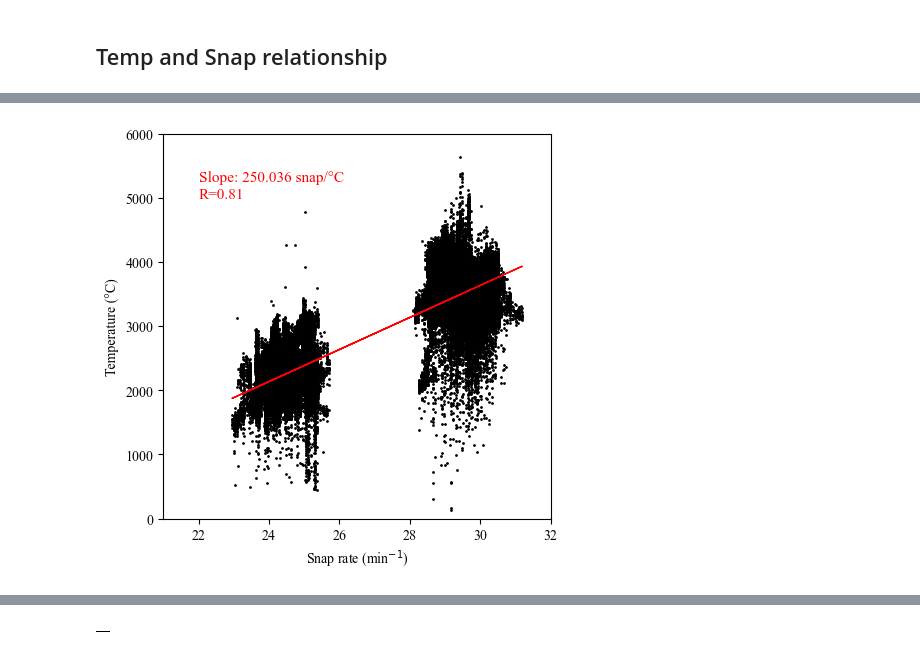
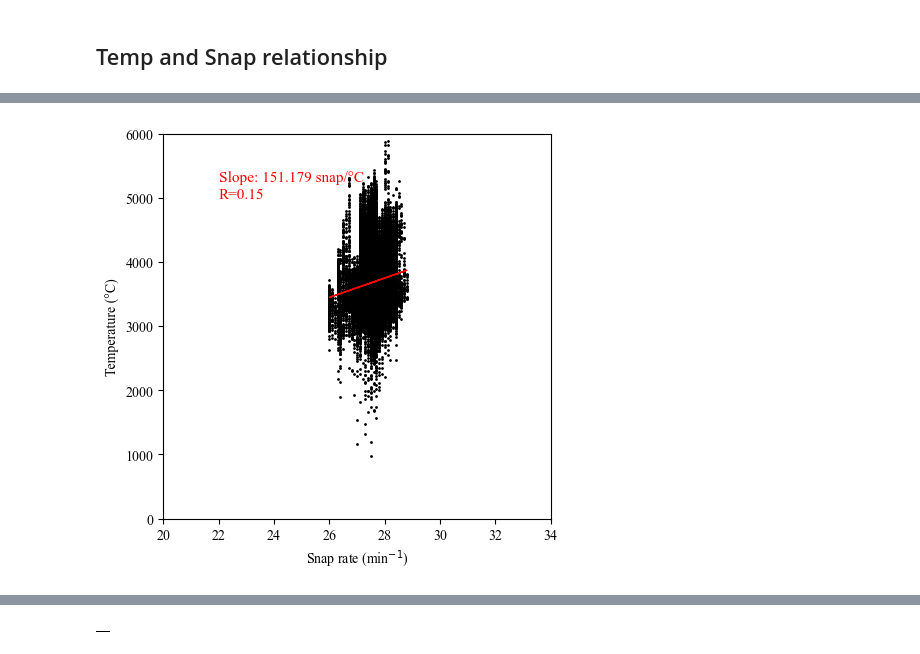
Before and after one commit to jhtong33/Code, a Jupyter notebook: 04.2_Plot_SnapRate_3stage.ipynb, the cells around one changed output, grey strips where cells are left out. Cells and saved outputs as stored; diff of their text form; code cells hidden in the pictures.

Commit message:
snap rate

```diff
--- a/04.2_Plot_SnapRate_3stage.ipynb
+++ b/04.2_Plot_SnapRate_3stage.ipynb
@@ -201,5 +209,12 @@ Saving figure.
 # %% [markdown]
 ## Temp and Snap relationship
+# %%
+def get_strtime(time):
+        yyyy = str(time.year)
+        mm   = str(time.month).zfill(2)
+        dd   = str(time.day).zfill(2)
+        hh   = str(time.hour).zfill(2)
+        return f'{yyyy}{mm}{dd}{hh}00'
 # %%
 fig, ax = plt.subplots(1, figsize=(5, 5), sharex=True)
 plt.rcParams["font.family"] = "Times New Roman"
@@ -208,12 +223,50 @@ fsize = 13
 
 
 alldf = pd.DataFrame()
-alltemp = pd.DataFrame()
 clear_temp_df = {'Time':[],'Temp':[]}
-for filepath in glob.glob(f'{lightpath}'):
-    dtemp = pd.read_excel(filepath, header=None, names=['Time', 'Temp', 'Light'], skiprows=110, skipfooter=100)
-    alltemp = pd.concat([alltemp, dtemp])
-for filepath in sorted(glob.glob(f'{path}/*csv')):
+
+
+if glob.glob(lightpath) !=[]:
+    alltemp = pd.DataFrame()
+    for filepath in glob.glob(f'{lightpath}'):
+        dtemp = pd.read_excel(filepath, header=None, names=['Time', 'Temp', 'Light'], skiprows=110, skipfooter=100)
+        alltemp = pd.concat([alltemp, dtemp])
+        print(filepath, len(dtemp))
+else:
+    alltemp = {'Time':[],'Temp':[]}
+    df = pd.read_csv(temp_cwapath, skiprows=9)
+    begin = get_strtime(begintime); end = get_strtime(endtime)
+    df_ = df[df['yyyymmddhhmi'] >= int(begin)][df['yyyymmddhhmi'] <= int(end)]
+
+    for i in range(len(df_)):
+        timestr = str(df_['yyyymmddhhmi'].values[i])
+        yyyy = int(timestr[:4])
+        mm  = int(timestr[4:6])
+        dd = int(timestr[6:8])
+        hh = int(timestr[8:10])
+        minn  = int(timestr[10:])
+        alltemp['Time'].append(datetime(yyyy,mm,dd,hh,minn))
+    alltemp['Temp'] = df_['T']
+
+if len(glob.glob(lightpath)) == 2 and place == 'Keelung':
+    temp_tmp = {'Time':[], 'Temp':[]}
+    df = pd.read_csv(temp_cwapath, skiprows=9)
+    begin = '202304170000'; end = '202305130000'
+    df_ = df[df['yyyymmddhhmi'] >= int(begin)][df['yyyymmddhhmi'] <= int(end)]
+    for i in range(len(df_)):
+        timestr = str(df_['yyyymmddhhmi'].values[i])
+        yyyy = timestr[:4]
+        mm  = timestr[4:6]
+        dd = timestr[6:8]
+        hh = timestr[8:10]
+        minn  = timestr[10:]
+        temp_tmp['Time'].append(np.datetime64(f'{yyyy}-{mm}-{dd}T{hh}:{minn}:00'))
+        temp_tmp['Temp'].append(df_['T'].values[i])
+    alltemp = pd.concat([alltemp,pd.DataFrame(temp_tmp)])
+
+alltemp = pd.DataFrame(alltemp)
+alltemp = alltemp.sort_values(by='Time')
+for filepath in sorted(glob.glob(f'{path}/*.csv')):
 
     df = pd.read_csv(filepath)
     for i in range(len(df)):
@@ -227,7 +280,8 @@ for filepath in sorted(glob.glob(f'{path}/*csv')):
             clear_temp_df['Time'].append(time)
             clear_temp_df['Temp'].append(corres_temp)
         except Exception as e:
-            pass
+            clear_temp_df['Time'].append(time)
+            clear_temp_df['Temp'].append(np.nan)
             # print(e)
     alldf = pd.concat([alldf, df])
     print(filepath)
@@ -238,6 +292,16 @@ for filepath in sorted(glob.glob(f'{path}/*csv')):
 # alldf = alldf[alldf['SPLrms']<=128]
 from scipy import stats
 from scipy import stats
+clear_temp_df = pd.DataFrame(clear_temp_df)
+index = clear_temp_df.loc[pd.isna(clear_temp_df["Temp"]), :].index
+index= index.to_list()
+clear_temp_df = clear_temp_df.dropna()
+
+alldf = alldf.reset_index(drop=True)
+alldf = alldf.drop(index)
+
+
+
 res = stats.linregress( clear_temp_df['Temp'], alldf['Peak'])
 
 plt.scatter(clear_temp_df['Temp'], alldf['Peak'],  c='k', marker='o', s=1 )
@@ -248,12 +312,12 @@ print(f"{res.intercept}, {res.slope}, R: {res.rvalue}")
 text = f'Slope: {round(res.slope,3)} snap/°C \nR={round(res.rvalue,2)}'
 plt.text(22, ymax-1000, text, fontsize=11, color='red')
 ax.set_ylim(0, ymax)
-ax.set_xlim(21, 32)
+ax.set_xlim(20, 34)
 ax.set_xlabel('Snap rate (min$^{-1}$)')
 ax.set_ylabel('Temperature (°C)')
 if savefig:
     print('SAVING ....')
-    plt.savefig(f'../Results/Detection_snap/{place}_{year}_temp_relation.png', dpi=200, bbox_inches='tight')
-    plt.savefig(f'../Results/Detection_snap/{place}_{year}_temp_relation.pdf', dpi=200)
+    plt.savefig(f'../Results/Detection_snap/{place}/{place}_{year}_temp_relation.png', dpi=200, bbox_inches='tight')
+    plt.savefig(f'../Results/Detection_snap/{place}/{place}_{year}_temp_relation.pdf', dpi=200)
 # %% [output]
 6000
@@ -276,4 +340,4 @@ if savefig:
-[figure, old version]
+[figure, new version]
 # %%
 fig, ax = plt.subplots(1, figsize=(5, 5), sharex=True)
 # res = stats.linregress(alldf['Peak'], clear_temp_df['Temp'])
```
Also changed, not shown: parts of 5 cells of this notebook, 2 other files.
